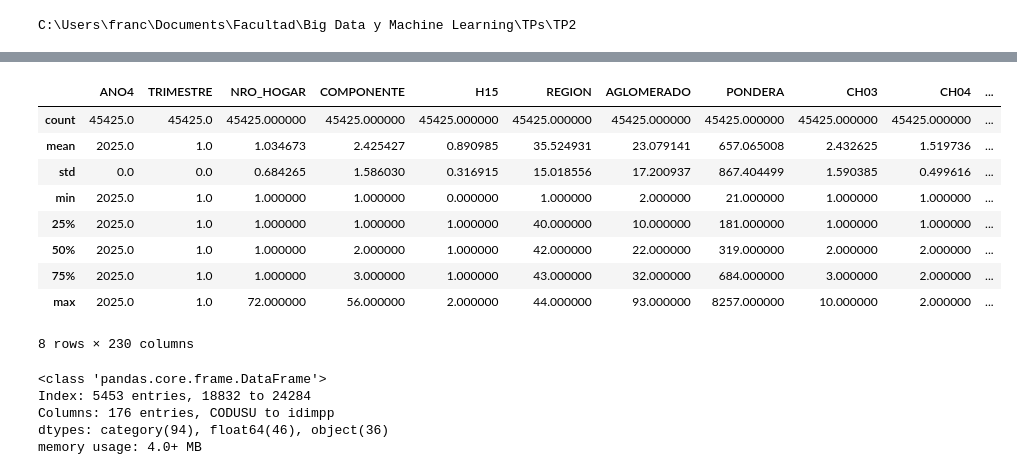
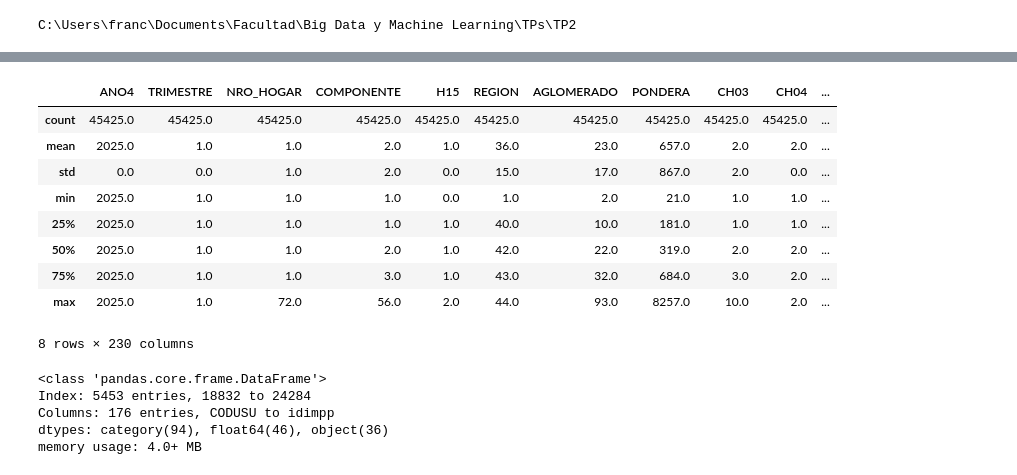
Before and after one commit to StefanoPistoia/Big-Data-Grupo-2, a Jupyter notebook: TP2/BigData_TP2_Grupo2.ipynb, the cells around one changed output, grey strips where cells are left out. Drawn from its saved outputs; the diff is of its cells as text; code cells hidden in the pictures.

```diff
--- a/TP2/BigData_TP2_Grupo2.ipynb
+++ b/TP2/BigData_TP2_Grupo2.ipynb
@@ -40,17 +40,17 @@ db05_raw.describe()
 8 rows × 46 columns
 # %%
 # Verificación de importación 2
-db25_raw.describe()
+db25_raw.describe().round()
 # %% [output]
 |  | ANO4 | TRIMESTRE | NRO_HOGAR | COMPONENTE | H15 | REGION | AGLOMERADO | PONDERA | CH03 | CH04 | ... |
-| count | 45425.0 | 45425.0 | 45425.000000 | 45425.000000 | 45425.000000 | 45425.000000 | 45425.000000 | 45425.000000 | 45425.000000 | 45425.000000 | ... |
-| mean | 2025.0 | 1.0 | 1.034673 | 2.425427 | 0.890985 | 35.524931 | 23.079141 | 657.065008 | 2.432625 | 1.519736 | ... |
-| std | 0.0 | 0.0 | 0.684265 | 1.586030 | 0.316915 | 15.018556 | 17.200937 | 867.404499 | 1.590385 | 0.499616 | ... |
-| min | 2025.0 | 1.0 | 1.000000 | 1.000000 | 0.000000 | 1.000000 | 2.000000 | 21.000000 | 1.000000 | 1.000000 | ... |
-| 25% | 2025.0 | 1.0 | 1.000000 | 1.000000 | 1.000000 | 40.000000 | 10.000000 | 181.000000 | 1.000000 | 1.000000 | ... |
-| 50% | 2025.0 | 1.0 | 1.000000 | 2.000000 | 1.000000 | 42.000000 | 22.000000 | 319.000000 | 2.000000 | 2.000000 | ... |
-| 75% | 2025.0 | 1.0 | 1.000000 | 3.000000 | 1.000000 | 43.000000 | 32.000000 | 684.000000 | 3.000000 | 2.000000 | ... |
-| max | 2025.0 | 1.0 | 72.000000 | 56.000000 | 2.000000 | 44.000000 | 93.000000 | 8257.000000 | 10.000000 | 2.000000 | ... |
+| count | 45425.0 | 45425.0 | 45425.0 | 45425.0 | 45425.0 | 45425.0 | 45425.0 | 45425.0 | 45425.0 | 45425.0 | ... |
+| mean | 2025.0 | 1.0 | 1.0 | 2.0 | 1.0 | 36.0 | 23.0 | 657.0 | 2.0 | 2.0 | ... |
+| std | 0.0 | 0.0 | 1.0 | 2.0 | 0.0 | 15.0 | 17.0 | 867.0 | 2.0 | 0.0 | ... |
+| min | 2025.0 | 1.0 | 1.0 | 1.0 | 0.0 | 1.0 | 2.0 | 21.0 | 1.0 | 1.0 | ... |
+| 25% | 2025.0 | 1.0 | 1.0 | 1.0 | 1.0 | 40.0 | 10.0 | 181.0 | 1.0 | 1.0 | ... |
+| 50% | 2025.0 | 1.0 | 1.0 | 2.0 | 1.0 | 42.0 | 22.0 | 319.0 | 2.0 | 2.0 | ... |
+| 75% | 2025.0 | 1.0 | 1.0 | 3.0 | 1.0 | 43.0 | 32.0 | 684.0 | 3.0 | 2.0 | ... |
+| max | 2025.0 | 1.0 | 72.0 | 56.0 | 2.0 | 44.0 | 93.0 | 8257.0 | 10.0 | 2.0 | ... |
 8 rows × 230 columns
 # %%
 # Recortamos los datasets
```
Also changed, not shown: parts of 35 cells of this notebook, 3 other files.
